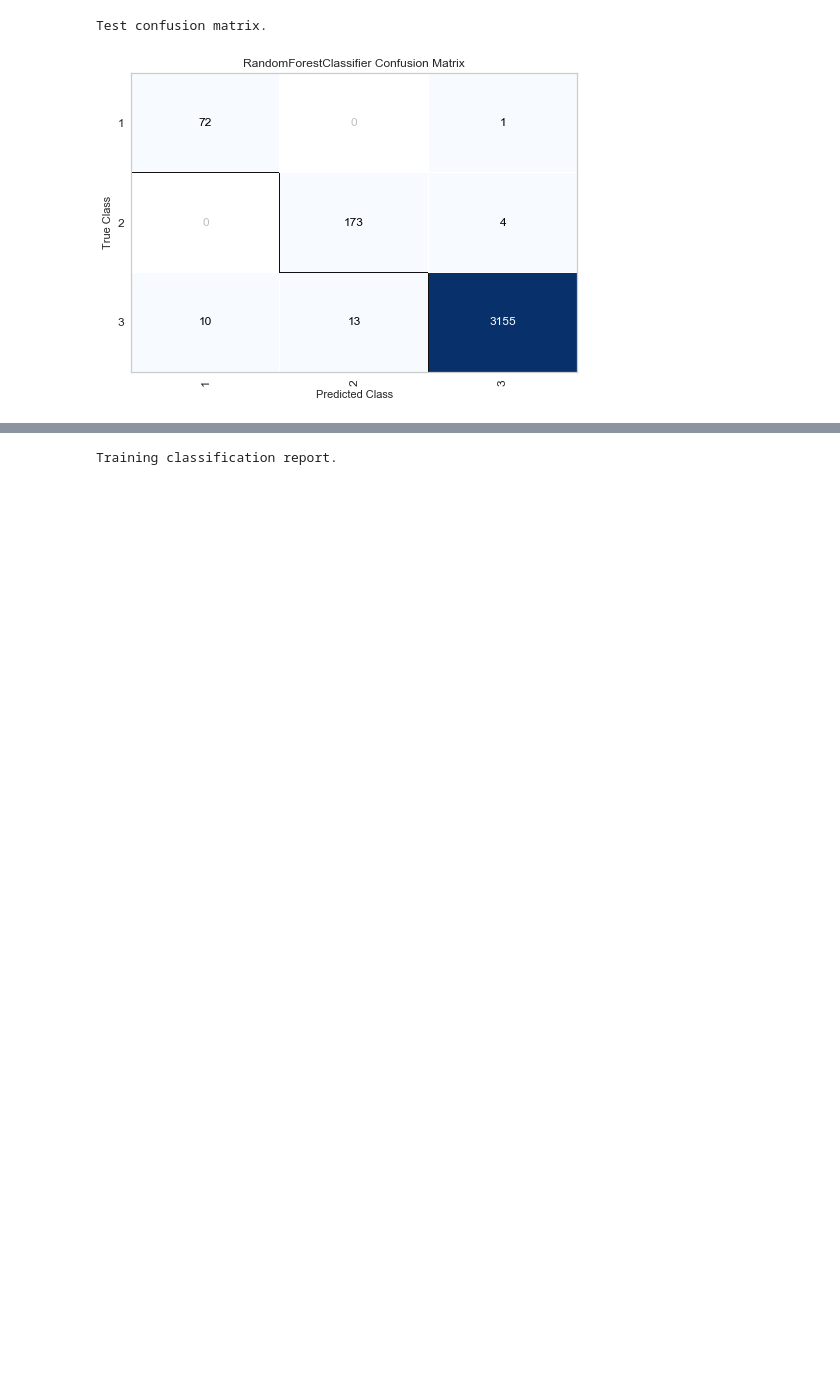
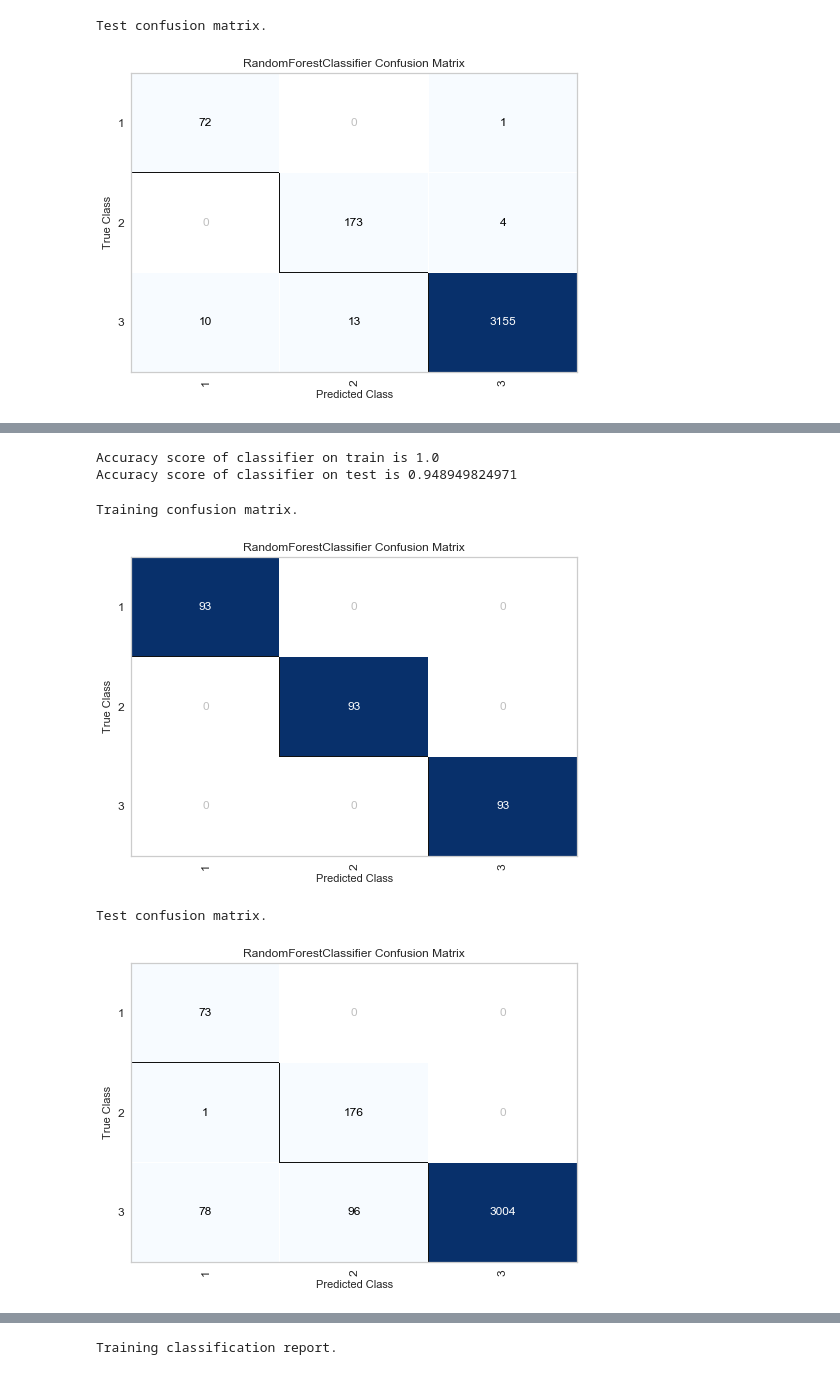
Before and after one commit to rahul7a/thyroid-classification, a Jupyter notebook: MachineLearning/ModelingAndMachineLearning.ipynb, the cells around one changed output, grey strips where cells are left out. Cells and saved outputs as stored; diff of their text form; code cells hidden in the pictures; blank space fills up the shorter version.

```diff
--- a/MachineLearning/ModelingAndMachineLearning.ipynb
+++ b/MachineLearning/ModelingAndMachineLearning.ipynb
@@ -253,6 +211,0 @@ Accuracy score of classifier on test is 0.9364060676779463
-# %%
-show_report(svm_clf, X_train, y_train, 'classification', 'train')
-show_report(svm_clf, X_test, y_test, 'classification', 'test')
-show_report(svm_clf, X_train, y_train, 'confusion', 'train')
-show_report(svm_clf, X_test, y_test, 'confusion', 'test')
-classifiers.append(svm_clf)
@@ -302,9 +240,9 @@ from imblearn.over_sampling import SMOTE # (Synthetic Minority Oversampling Tech
 oversampler=SMOTE(random_state=0)
 os_features, os_labels = oversampler.fit_sample(X_train,y_train)
 
-rf_clf_os = RandomForestClassifier(random_state=42)
+rf_oversampler = RandomForestClassifier(random_state=42)
 
-train_score = classifier_scores(rf_clf_os, 'train', os_features, os_labels, True)
-test_score = classifier_scores(rf_clf_os, 'test', X_test, y_test, True)
+_ = classifier_scores(rf_oversampler, 'train', os_features, os_labels, True)
+_ = classifier_scores(rf_oversampler, 'test', X_test, y_test, True)
 # %% [output]
 Accuracy score of classifier on train is 1.0
@@ -312,7 +250,7 @@ Accuracy score of classifier on test is 0.9924154025670945
 # %%
-show_report(rf_clf_os, os_features, os_labels, 'classification', 'train')
-show_report(rf_clf_os, X_test, y_test, 'classification', 'test')
-show_report(rf_clf_os, os_features, os_labels, 'confusion', 'train')
-show_report(rf_clf_os, X_test, y_test, 'confusion', 'test')
-classifiers.append(rf_clf_os)
+#show_report(rf_oversampler, os_features, os_labels, 'classification', 'train')
+#show_report(rf_oversampler, X_test, y_test, 'classification', 'test')
+show_report(rf_oversampler, os_features, os_labels, 'confusion', 'train')
+show_report(rf_oversampler, X_test, y_test, 'confusion', 'test')
+classifiers.append(rf_oversampler)
 # %% [output]
@@ -326,0 +263,24 @@ Test confusion matrix.
+# %%
+from imblearn.under_sampling import RandomUnderSampler
+
+under_sampler = RandomUnderSampler(random_state=42)
+us_features, us_labels = under_sampler.fit_sample(X_train,y_train)
+
+rf_under_sampler = RandomForestClassifier(random_state=42)
+
+_ = classifier_scores(rf_under_sampler, 'train', us_features, us_labels, True)
+_ = classifier_scores(rf_under_sampler, 'test', X_test, y_test, True)
+# %% [output]
+Accuracy score of classifier on train is 1.0
+Accuracy score of classifier on test is 0.948949824971
+# %%
+#show_report(rf_under_sampler, us_features, us_labels, 'classification', 'train')
+#show_report(rf_under_sampler, X_test, y_test, 'classification', 'test')
+show_report(rf_under_sampler, us_features, us_labels, 'confusion', 'train')
+show_report(rf_under_sampler, X_test, y_test, 'confusion', 'test')
+classifiers.append(rf_under_sampler)
+# %% [output]
+Training confusion matrix.
+[figure, added]
+Test confusion matrix.
+[figure, added]
```
Also changed, not shown: parts of 18 cells of this notebook.
